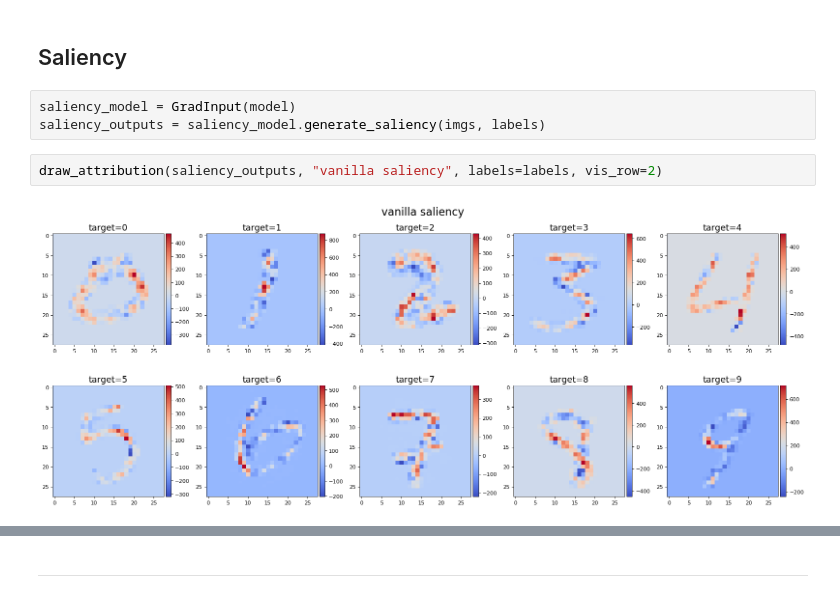
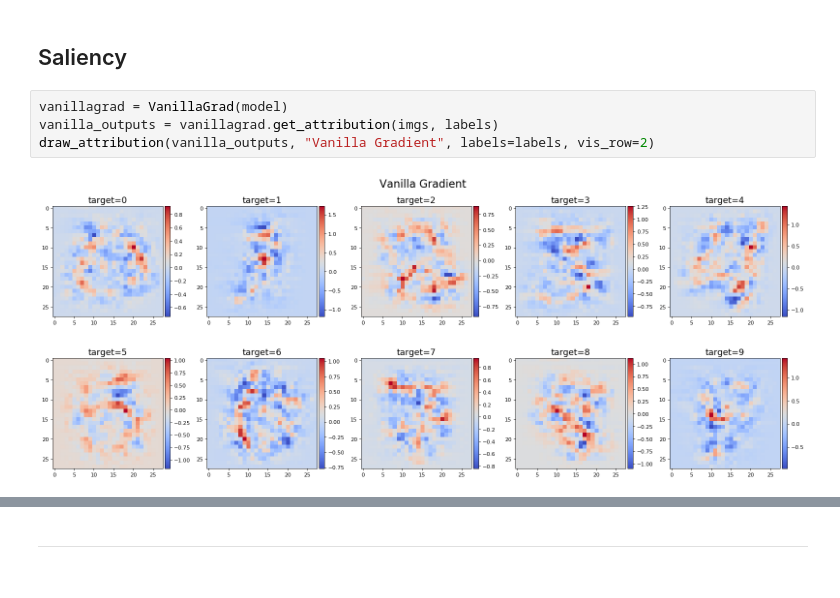
Before and after one commit to simonjisu/XAI, a Jupyter notebook: XAI.ipynb, the cells around one changed output, grey strips where cells are left out. Drawn from its saved outputs; the diff is of its cells as text.

```diff
--- a/XAI.ipynb
+++ b/XAI.ipynb
@@ -249,9 +238,8 @@ draw_attribution(lrp_outputs, "lrp", labels=labels, vis_row=2)
 # %% [markdown]
 ## Saliency
-# %%
-saliency_model = GradInput(model)
-saliency_outputs = saliency_model.generate_saliency(imgs, labels)
-# %%
-draw_attribution(saliency_outputs, "vanilla saliency", labels=labels, vis_row=2)
-# %% [output]
-[figure, removed]
+# %%
+vanillagrad = VanillaGrad(model)
+vanilla_outputs = vanillagrad.get_attribution(imgs, labels)
+draw_attribution(vanilla_outputs, "Vanilla Gradient", labels=labels, vis_row=2)
+# %% [output]
+[figure, added]
```
Also changed, not shown: parts of 17 cells of this notebook, 8 other files.
